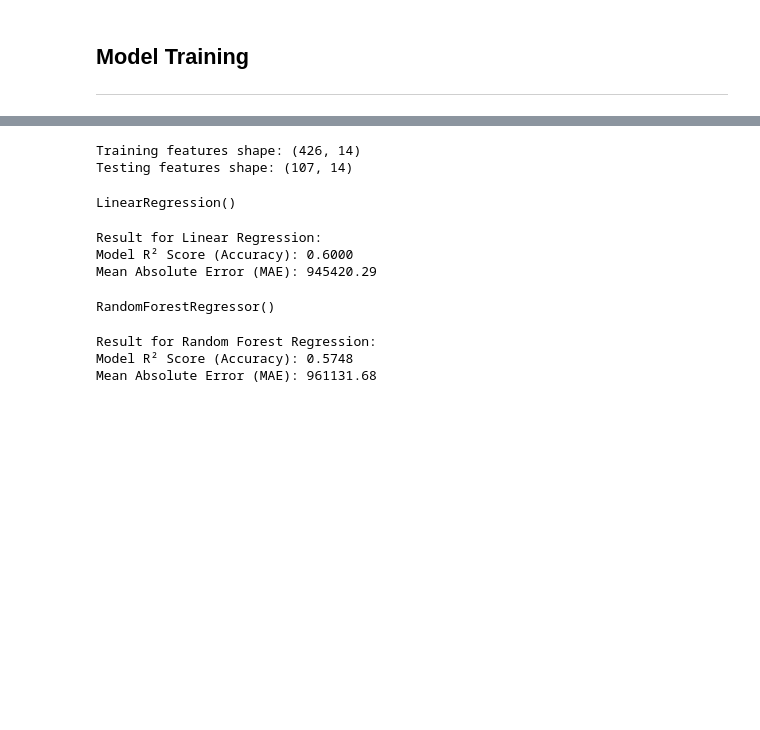
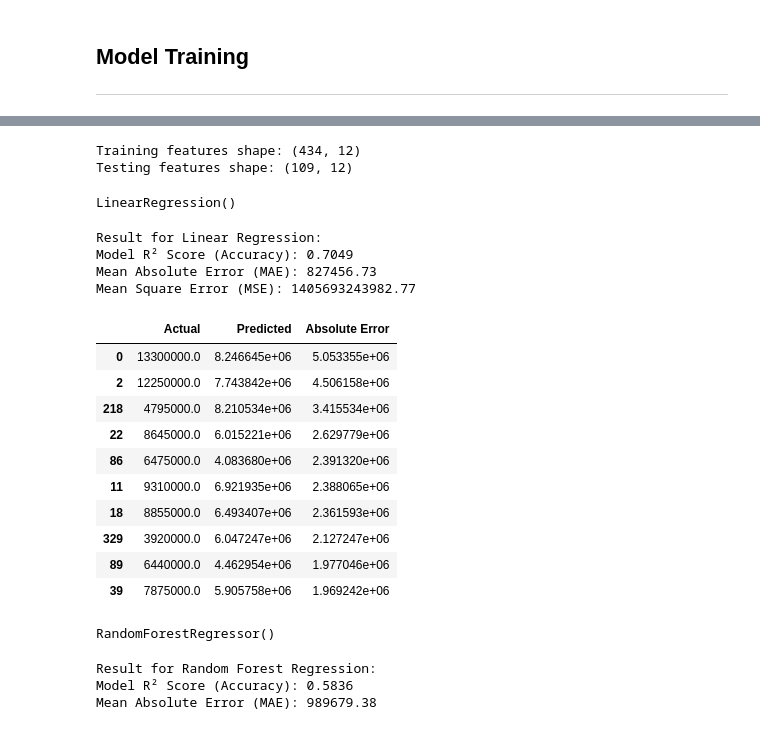
Before and after one commit to GauravGawade2008/python, a Jupyter notebook: house-price-prediction/notebooks/model-training.ipynb, the cells around one changed output, grey strips where cells are left out. Saved outputs shown, nothing was run; the diff lists cells and outputs as text; code cells hidden in the pictures; blank space fills up the shorter version.

Commit message:
the model is train with the updated dataset

```diff
--- a/house-price-prediction/notebooks/model-training.ipynb
+++ b/house-price-prediction/notebooks/model-training.ipynb
@@ -23,7 +23,7 @@ df.head()
 from sklearn.model_selection import train_test_split
 
 # Define X by dropping target columns and redundant features
-X = df.drop(columns=['price','log-price','bedrooms','bathrooms'])
+X = df.drop(columns=['price','log-price','bedrooms','bathrooms','airconditioning','prefarea'])
 y = df['log-price']
 
 # Split the data (80% for training and 20% for testing)
@@ -33,8 +33,8 @@ X_train, X_test, y_train, y_test = train_test_split(X, y, test_size=0.2, random_
 print(f"Training features shape: {X_train.shape}")
 print(f"Testing features shape: {X_test.shape}")
 # %% [output]
-Training features shape: (426, 14)
-Testing features shape: (107, 14)
+Training features shape: (434, 12)
+Testing features shape: (109, 12)
 # %%
 from sklearn.preprocessing import MinMaxScaler
 
@@ -57,7 +57,7 @@ model.fit(X_train, y_train)
 # %% [output]
 LinearRegression()
 # %%
-from sklearn.metrics import r2_score, mean_absolute_error
+from sklearn.metrics import r2_score, mean_absolute_error, mean_squared_error
 
 y_pred_log = model.predict(X_test)
 
@@ -66,14 +66,40 @@ y_pred_actual = np.expm1(y_pred_log)
 
 r2 = r2_score(y_test_actual, y_pred_actual)
 mae = mean_absolute_error(y_test_actual, y_pred_actual)
+mse = mean_squared_error(y_test_actual, y_pred_actual)
+
 
 print("Result for Linear Regression: ")
 print(f"Model R² Score (Accuracy): {r2:.4f}")
 print(f"Mean Absolute Error (MAE): {mae:.2f}")
+print(f"Mean Square Error (MSE): {mse:.2f}")
 # %% [output]
 Result for Linear Regression:
-Model R² Score (Accuracy): 0.6000
-Mean Absolute Error (MAE): 945420.29
+Model R² Score (Accuracy): 0.7049
+Mean Absolute Error (MAE): 827456.73
+Mean Square Error (MSE): 1405693243982.77
+# %%
+results = pd.DataFrame({
+    "Actual": np.expm1(y_test),
+    "Predicted": np.expm1(y_pred_log)
+})
+
+results["Absolute Error"] = abs(results["Actual"] - results["Predicted"])
+results = results.sort_values("Absolute Error", ascending=False)
+
+results.head(10)
+# %% [output]
+|  | Actual | Predicted | Absolute Error |
+| 0 | 13300000.0 | 8.246645e+06 | 5.053355e+06 |
+| 2 | 12250000.0 | 7.743842e+06 | 4.506158e+06 |
+| 218 | 4795000.0 | 8.210534e+06 | 3.415534e+06 |
+| 22 | 8645000.0 | 6.015221e+06 | 2.629779e+06 |
+| 86 | 6475000.0 | 4.083680e+06 | 2.391320e+06 |
+| 11 | 9310000.0 | 6.921935e+06 | 2.388065e+06 |
+| 18 | 8855000.0 | 6.493407e+06 | 2.361593e+06 |
+| 329 | 3920000.0 | 6.047247e+06 | 2.127247e+06 |
+| 89 | 6440000.0 | 4.462954e+06 | 1.977046e+06 |
+| 39 | 7875000.0 | 5.905758e+06 | 1.969242e+06 |
 # %%
 from sklearn.ensemble import RandomForestRegressor
 
@@ -100,5 +126,5 @@ print(f"Model R² Score (Accuracy): {r2:.4f}")
 print(f"Mean Absolute Error (MAE): {mae:.2f}")
 # %% [output]
 Result for Random Forest Regression:
-Model R² Score (Accuracy): 0.5748
-Mean Absolute Error (MAE): 961131.68
+Model R² Score (Accuracy): 0.5836
+Mean Absolute Error (MAE): 989679.38
```
Also changed, not shown: parts of 2 cells of this notebook.
